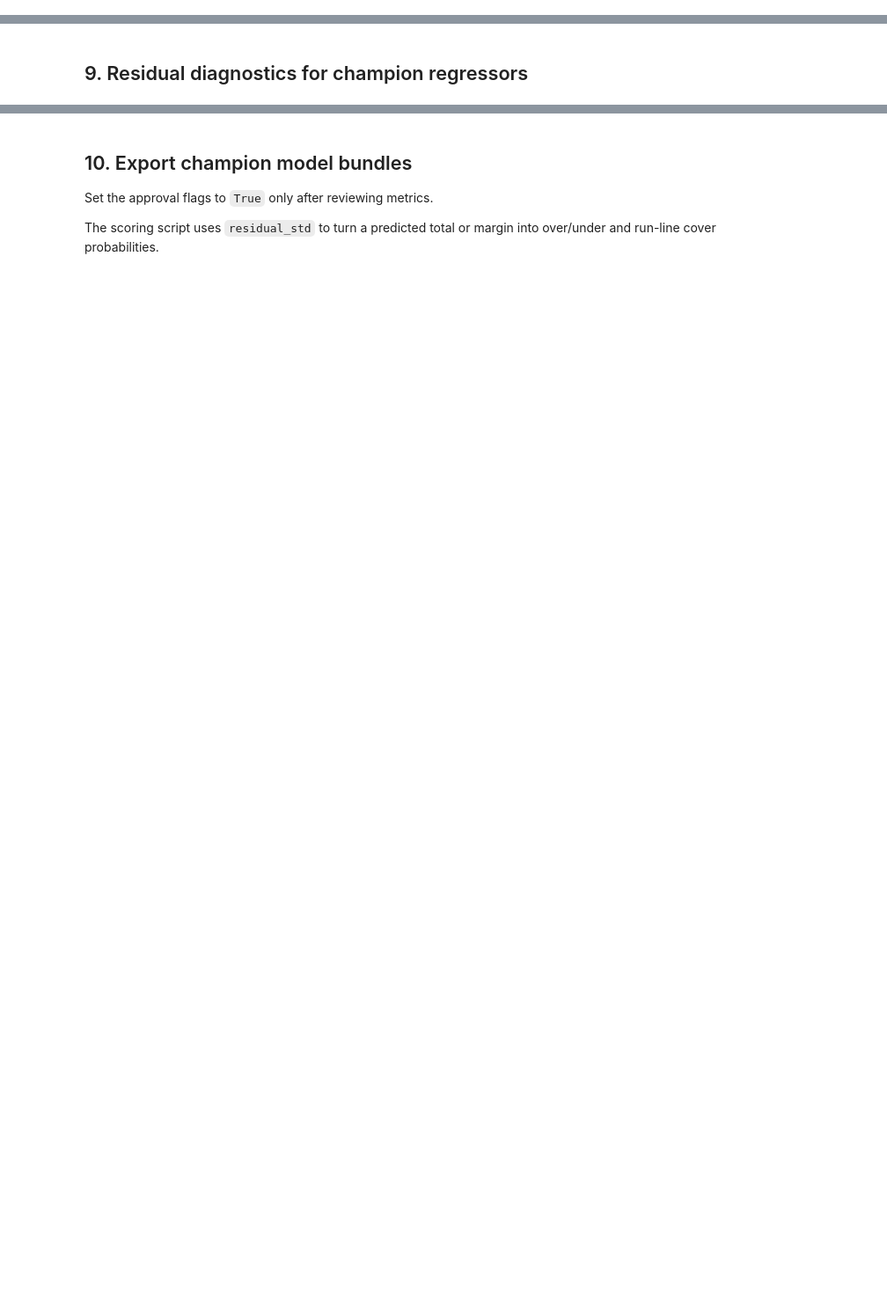
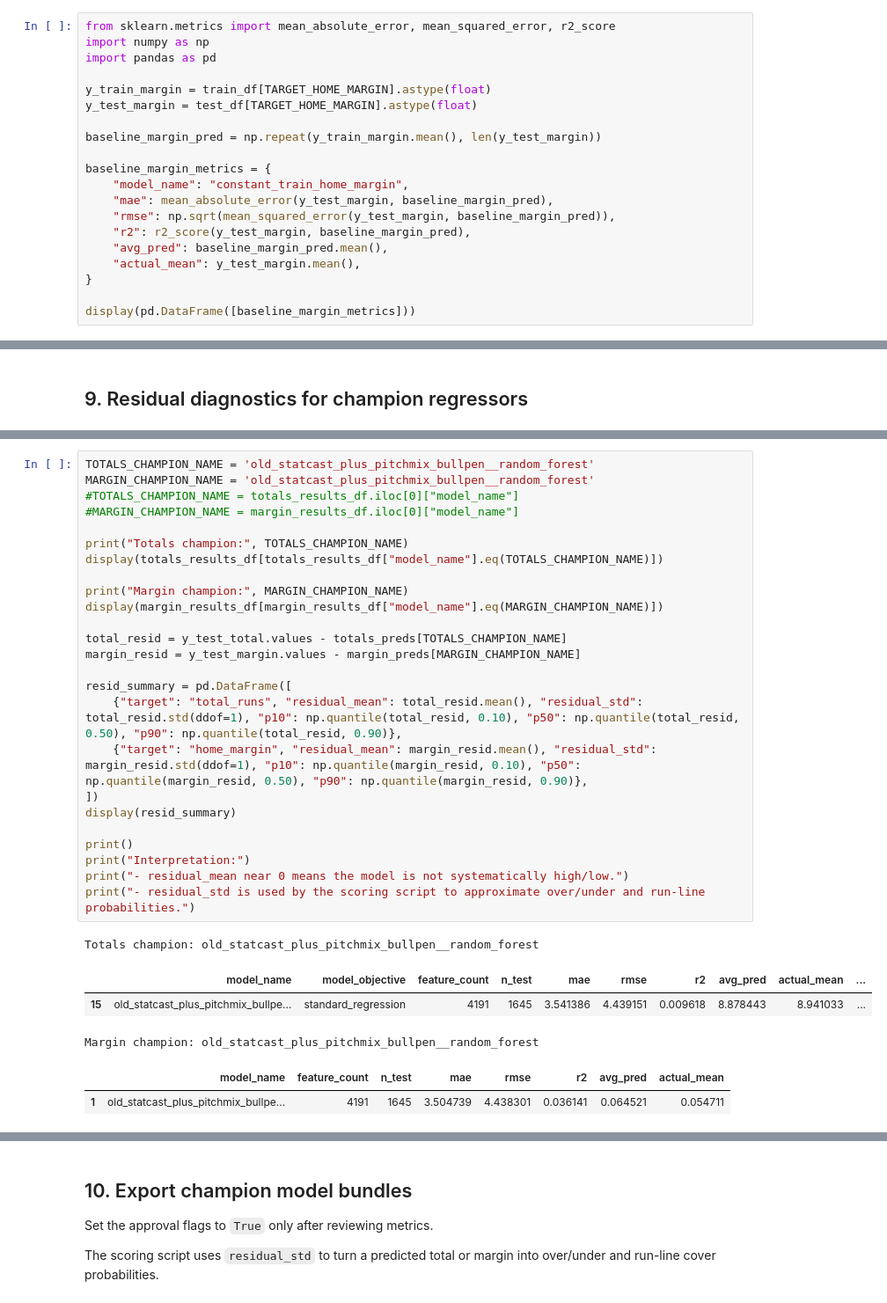
Before and after one commit to racurry1993/TetheredAI, a Jupyter notebook: MLB/mlb_betting_app/notebooks/12_mlb_totals_runline_model_lab.ipynb, the cells around one changed output, grey strips where cells are left out. Shown at 88% size. Cells and saved outputs as stored; diff of their text form; blank space fills up the shorter version.

Commit message:
adding new scripts

```diff
--- a/MLB/mlb_betting_app/notebooks/12_mlb_totals_runline_model_lab.ipynb
+++ b/MLB/mlb_betting_app/notebooks/12_mlb_totals_runline_model_lab.ipynb
@@ -430,0 +574,20 @@ display(margin_results_df.head(20))
+# %%
+from sklearn.metrics import mean_absolute_error, mean_squared_error, r2_score
+import numpy as np
+import pandas as pd
+
+y_train_margin = train_df[TARGET_HOME_MARGIN].astype(float)
+y_test_margin = test_df[TARGET_HOME_MARGIN].astype(float)
+
+baseline_margin_pred = np.repeat(y_train_margin.mean(), len(y_test_margin))
+
+baseline_margin_metrics = {
+    "model_name": "constant_train_home_margin",
+    "mae": mean_absolute_error(y_test_margin, baseline_margin_pred),
+    "rmse": np.sqrt(mean_squared_error(y_test_margin, baseline_margin_pred)),
+    "r2": r2_score(y_test_margin, baseline_margin_pred),
+    "avg_pred": baseline_margin_pred.mean(),
+    "actual_mean": y_test_margin.mean(),
+}
+
+display(pd.DataFrame([baseline_margin_metrics]))
@@ -491,0 +721,32 @@ print("- residual_std is used by the scoring script to approximate over/under an
+# %%
+TOTALS_CHAMPION_NAME = 'old_statcast_plus_pitchmix_bullpen__random_forest'
+MARGIN_CHAMPION_NAME = 'old_statcast_plus_pitchmix_bullpen__random_forest'
+#TOTALS_CHAMPION_NAME = totals_results_df.iloc[0]["model_name"]
+#MARGIN_CHAMPION_NAME = margin_results_df.iloc[0]["model_name"]
+
+print("Totals champion:", TOTALS_CHAMPION_NAME)
+display(totals_results_df[totals_results_df["model_name"].eq(TOTALS_CHAMPION_NAME)])
+
+print("Margin champion:", MARGIN_CHAMPION_NAME)
+display(margin_results_df[margin_results_df["model_name"].eq(MARGIN_CHAMPION_NAME)])
+
+total_resid = y_test_total.values - totals_preds[TOTALS_CHAMPION_NAME]
+margin_resid = y_test_margin.values - margin_preds[MARGIN_CHAMPION_NAME]
+
+resid_summary = pd.DataFrame([
+    {"target": "total_runs", "residual_mean": total_resid.mean(), "residual_std": total_resid.std(ddof=1), "p10": np.quantile(total_resid, 0.10), "p50": np.quantile(total_resid, 0.50), "p90": np.quantile(total_resid, 0.90)},
+    {"target": "home_margin", "residual_mean": margin_resid.mean(), "residual_std": margin_resid.std(ddof=1), "p10": np.quantile(margin_resid, 0.10), "p50": np.quantile(margin_resid, 0.50), "p90": np.quantile(margin_resid, 0.90)},
+])
+display(resid_summary)
+
+print()
+print("Interpretation:")
+print("- residual_mean near 0 means the model is not systematically high/low.")
+print("- residual_std is used by the scoring script to approximate over/under and run-line probabilities.")
+# %% [output]
+Totals champion: old_statcast_plus_pitchmix_bullpen__random_forest
+|  | model_name | model_objective | feature_count | n_test | mae | rmse | r2 | avg_pred | actual_mean | ... |
+| 15 | old_statcast_plus_pitchmix_bullpe... | standard_regression | 4191 | 1645 | 3.541386 | 4.439151 | 0.009618 | 8.878443 | 8.941033 | ... |
+Margin champion: old_statcast_plus_pitchmix_bullpen__random_forest
+|  | model_name | feature_count | n_test | mae | rmse | r2 | avg_pred | actual_mean |
+| 1 | old_statcast_plus_pitchmix_bullpe... | 4191 | 1645 | 3.504739 | 4.438301 | 0.036141 | 0.064521 | 0.054711 |
```
Also changed, not shown: parts of 15 cells of this notebook, 45 other files.
